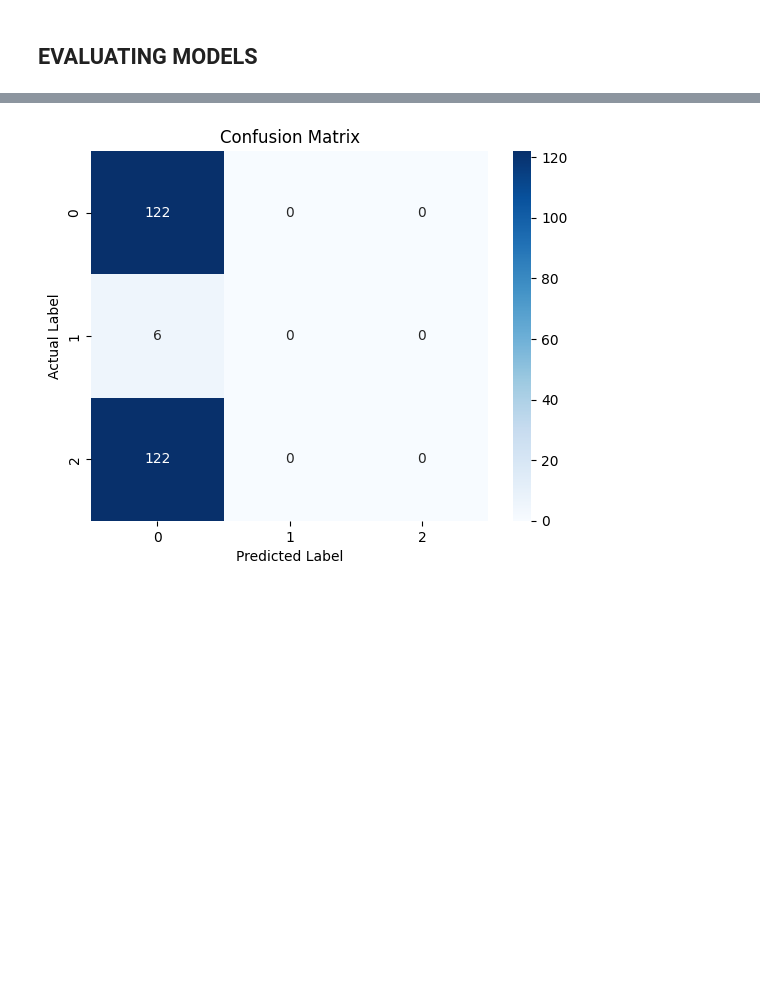
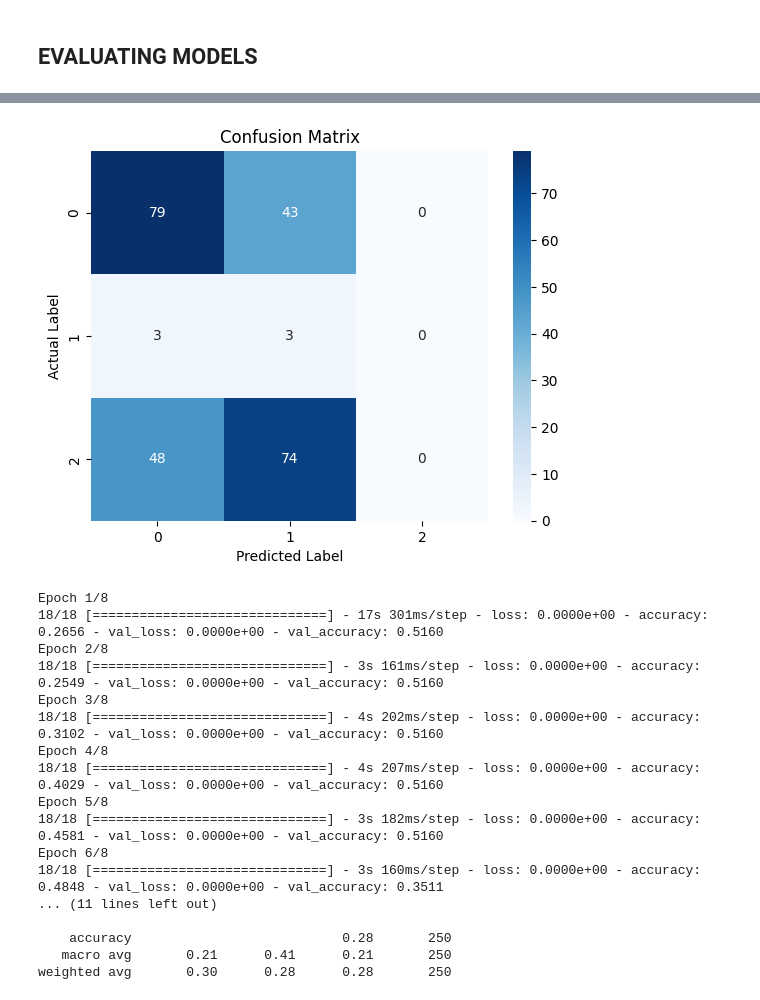
Before and after one commit to Muhammad-Hamza-Khan-03/Academics, a Jupyter notebook: NLP Assignments/Assignment_3/21l-5654-A3-Q1.ipynb, the cells around one changed output, grey strips where cells are left out. Saved outputs shown, nothing was run; the diff lists cells and outputs as text; code cells hidden in the pictures; blank space fills up the shorter version.

Commit message:
updated models

```diff
--- a/NLP Assignments/Assignment_3/21l-5654-A3-Q1.ipynb
+++ b/NLP Assignments/Assignment_3/21l-5654-A3-Q1.ipynb
@@ -252,7 +251,7 @@ padded_sequences = pad_sequences(sequences, maxlen=max_sequence_length, padding=
 # %%
 # Splitting the dataset
 from sklearn.model_selection import train_test_split
-X_train, X_test, y_train, y_test = train_test_split(padded_sequences, df['Class'], test_size=0.25, random_state=42)
+X_train, X_test, y_train, y_test = train_test_split(padded_sequences, urdu_dataset['Class'], test_size=0.25, random_state=42)
 
 print("Training set shape:",X_train.shape)
 print("Testing set shape:", X_test.shape)
@@ -303,13 +302,11 @@ from tensorflow.keras.layers import SimpleRNN, GRU, LSTM, Dense, Embedding, Drop
 vocab_size = len(tokenizer.word_index) + 1
 embedding_dim = 128
 
-def my_models_function(model_selected):
+def my_models_function(model_selected,num_layers,dropout_rate):
 
     model = Sequential()
     model.add(Embedding(input_dim=vocab_size, output_dim=embedding_dim, input_length=max_sequence_length))
 
-    num_layers=3
-    dropout_rate=0.4
 
     for _ in range(2):
         if model_selected == 'RNN':
@@ -344,3 +341,13 @@ def my_models_function(model_selected):
     return model
 # %% [markdown]
 ## EVALUATING MODELS
+# %%
+
+print("RNN")
+num_layer = [2,3]
+dropout_rate = [0.3,0.7]
+for i in range(2):
+    model = my_models_function("RNN",num_layer[i],dropout_rate[i])
+    model.fit(X_train, y_train, batch_size=32, epochs=8, validation_split=0.25)
+    print("RNN model for num_layer: ",num_layer[i],"dropout rate: ",dropout_rate[i])
+    evaluate_model(model, X_test, y_test)
@@ -347,7 +391,9 @@ def my_models_function(model_selected):
 # %%
 
-print("RNN")
-model = my_models_function("RNN")
-model.fit(X_train, y_train, batch_size=32, epochs=8, validation_split=0.25)
-evaluate_model(model, X_test, y_test)
+print("GRU")
+for i in range(2):
+    model = my_models_function("GRU",num_layer[i],dropout_rate[i])
+    model.fit(X_train, y_train, batch_size=32, epochs=8, validation_split=0.25)
+    print("GRU model for num_layer: ",num_layer[i],"dropout rate: ",dropout_rate[i])
+    evaluate_model(model, X_test, y_test)
 # %% [output]
@@ -372,6 +436,9 @@ weighted avg       0.27      0.28      0.27       250
 # %%
-print("GRU")
-model = my_models_function("GRU")
-model.fit(X_train, y_train, batch_size=32, epochs=8, validation_split=0.25)
-evaluate_model(model, X_test, y_test)
+
+print("LSTM")
+for i in range(2):
+    model = my_models_function("LSTM",num_layer[i],dropout_rate[i])
+    model.fit(X_train, y_train, batch_size=32, epochs=8, validation_split=0.25)
+    print("LSTM model for num_layer: ",num_layer[i],"dropout rate: ",dropout_rate[i])
+    evaluate_model(model, X_test, y_test)
 # %% [output]
@@ -395 +462,18 @@ weighted avg       0.24      0.49      0.32       250
-[figure, old version]
+[figure, new version]
+Epoch 1/8
+18/18 [==============================] - 17s 301ms/step - loss: 0.0000e+00 - accuracy: 0.2656 - val_loss: 0.0000e+00 - val_accuracy: 0.5160
+Epoch 2/8
+18/18 [==============================] - 3s 161ms/step - loss: 0.0000e+00 - accuracy: 0.2549 - val_loss: 0.0000e+00 - val_accuracy: 0.5160
+Epoch 3/8
+18/18 [==============================] - 4s 202ms/step - loss: 0.0000e+00 - accuracy: 0.3102 - val_loss: 0.0000e+00 - val_accuracy: 0.5160
+Epoch 4/8
+18/18 [==============================] - 4s 207ms/step - loss: 0.0000e+00 - accuracy: 0.4029 - val_loss: 0.0000e+00 - val_accuracy: 0.5160
+Epoch 5/8
+18/18 [==============================] - 3s 182ms/step - loss: 0.0000e+00 - accuracy: 0.4581 - val_loss: 0.0000e+00 - val_accuracy: 0.5160
+Epoch 6/8
+18/18 [==============================] - 3s 160ms/step - loss: 0.0000e+00 - accuracy: 0.4848 - val_loss: 0.0000e+00 - val_accuracy: 0.3511
+... (11 lines left out)
+
+    accuracy                           0.28       250
+   macro avg       0.21      0.41      0.21       250
+weighted avg       0.30      0.28      0.28       250
```
Also changed, not shown: parts of 9 cells of this notebook, 2 other files.
